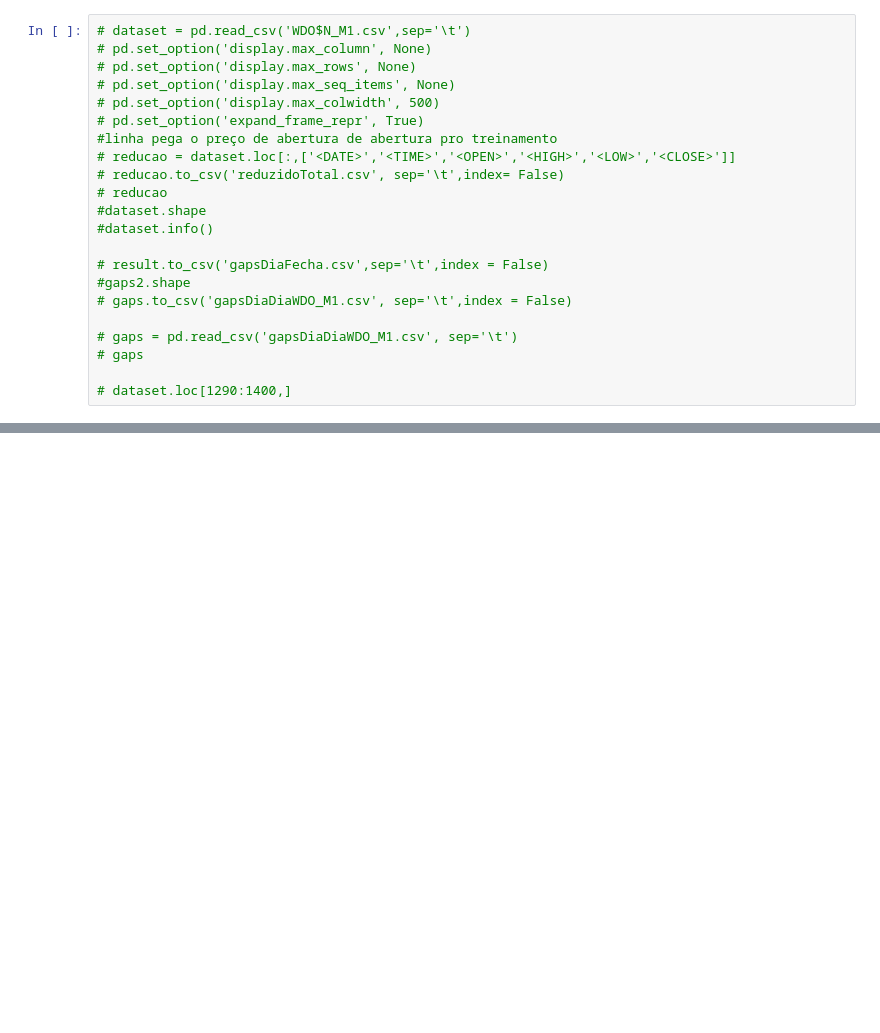
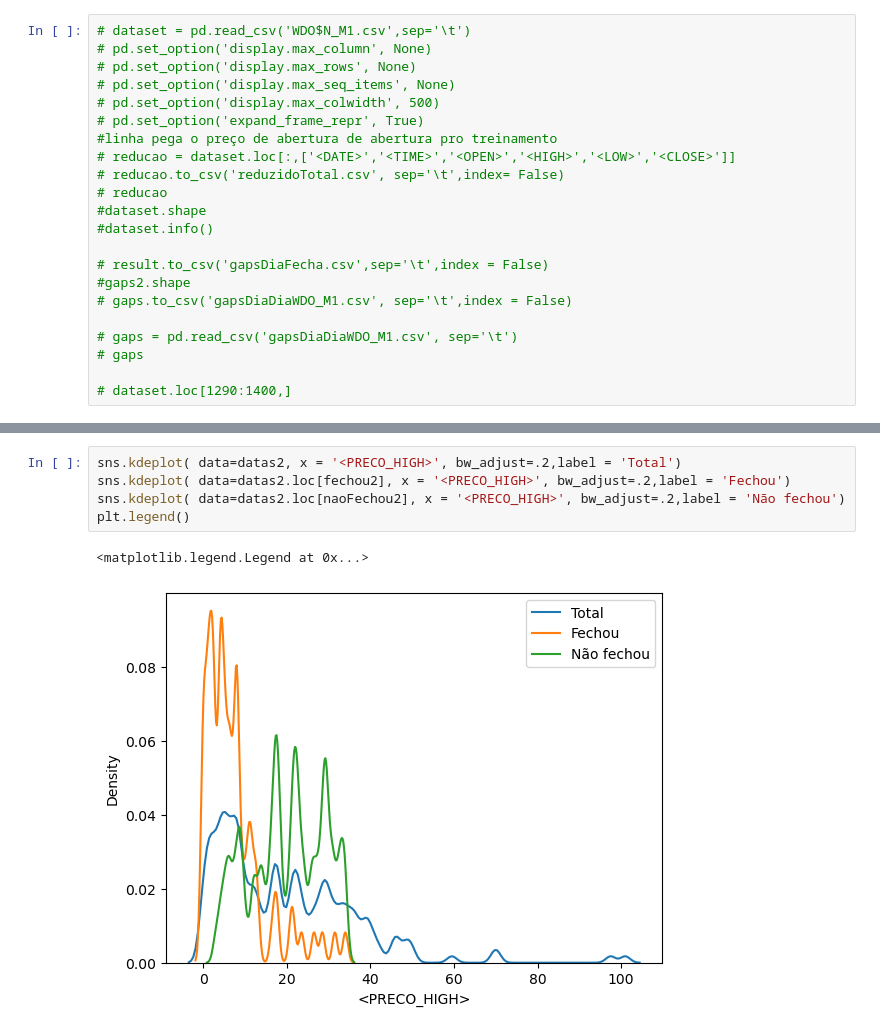
Before and after one commit to vitoriamj/machine-learning-datascience, a Jupyter notebook: BotMF/BotDS.ipynb, the cells around one changed output, grey strips where cells are left out. Saved outputs shown, nothing was run; the diff lists cells and outputs as text; blank space fills up the shorter version.

```diff
--- a/BotMF/BotDS.ipynb
+++ b/BotMF/BotDS.ipynb
@@ -164,0 +173,8 @@ fig4.show()
+# %%
+sns.kdeplot( data=datas2, x = '<PRECO_HIGH>', bw_adjust=.2,label = 'Total')
+sns.kdeplot( data=datas2.loc[fechou2], x = '<PRECO_HIGH>', bw_adjust=.2,label = 'Fechou')
+sns.kdeplot( data=datas2.loc[naoFechou2], x = '<PRECO_HIGH>', bw_adjust=.2,label = 'Não fechou')
+plt.legend()
+# %% [output]
+<matplotlib.legend.Legend at 0x...>
+[figure, added]
```
Also changed, not shown: parts of 11 cells of this notebook, 13 other files.
